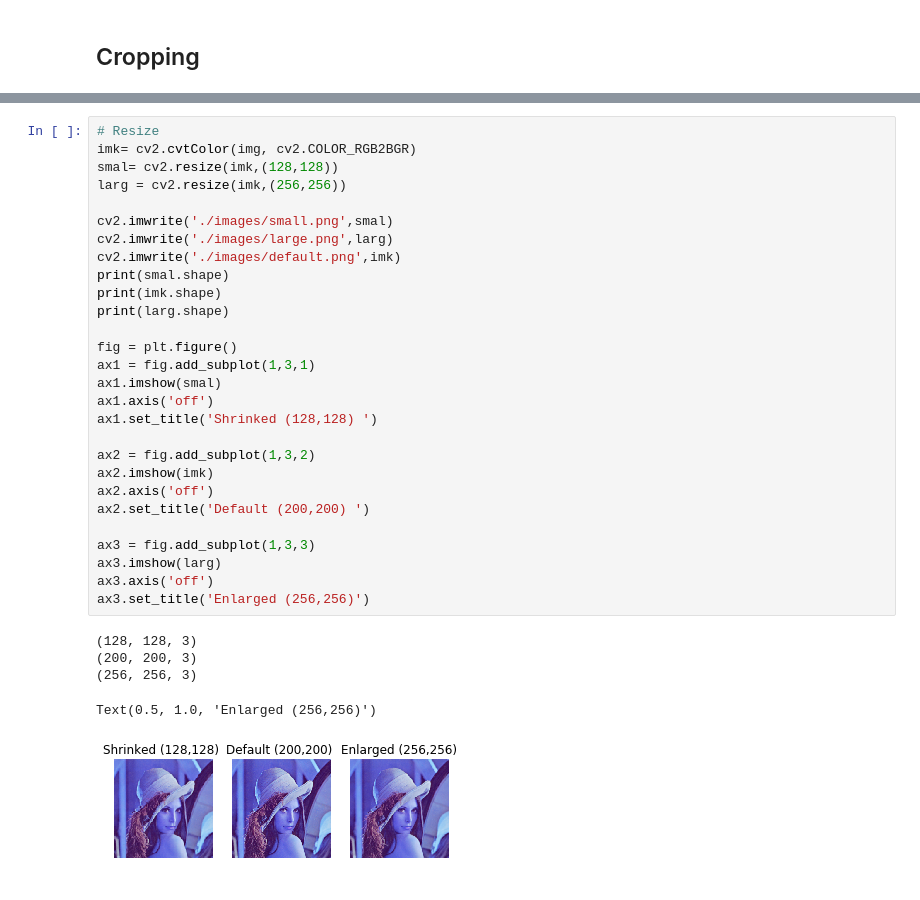
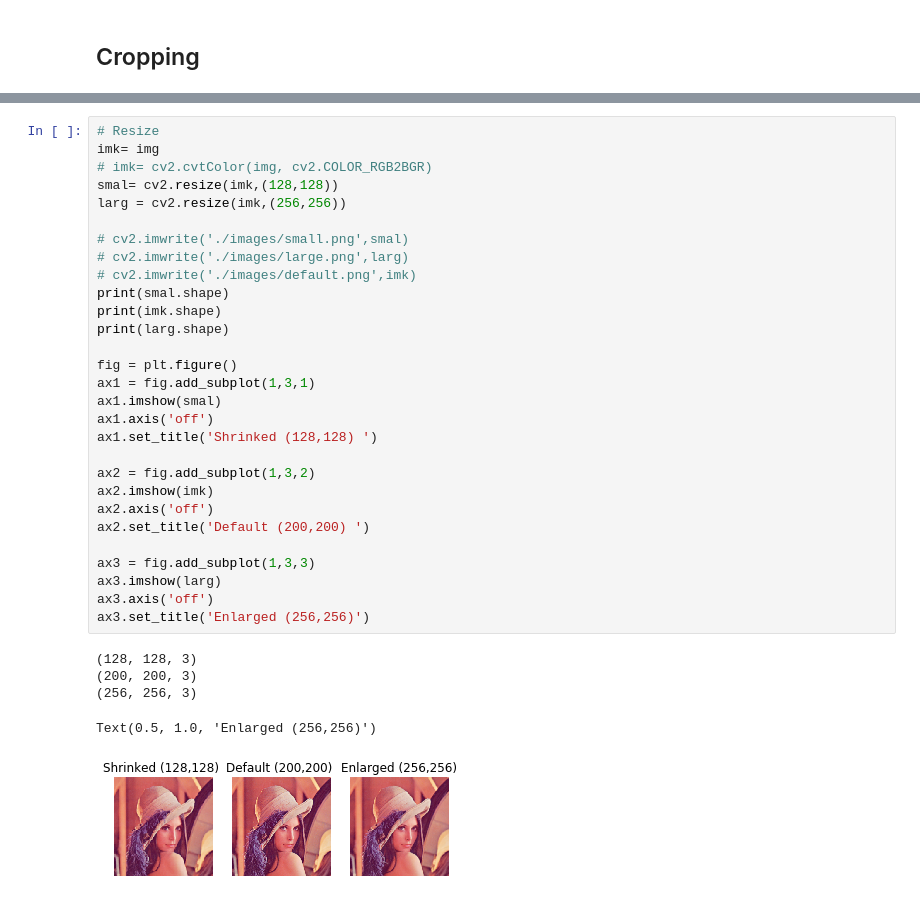
Before and after one commit to Learn-Write-Repeat/Open-contributions, a Jupyter notebook: Anshuman_OpenCV/Anshuman_OpenCV_Image_editing.ipynb, the cells around one changed output, grey strips where cells are left out. Saved outputs shown, nothing was run; the diff lists cells and outputs as text.

```diff
--- a/Anshuman_OpenCV/Anshuman_OpenCV_Image_editing.ipynb
+++ b/Anshuman_OpenCV/Anshuman_OpenCV_Image_editing.ipynb
@@ -62,36 +63,37 @@ Text(0.5, 1.0, 'Vertical Flip')
 [figure]
 # %%
 # Resize
-imk= cv2.cvtColor(img, cv2.COLOR_RGB2BGR)
+imk= img
+# imk= cv2.cvtColor(img, cv2.COLOR_RGB2BGR)
 smal= cv2.resize(imk,(128,128))
 larg = cv2.resize(imk,(256,256))
 
-cv2.imwrite('./images/small.png',smal)
-cv2.imwrite('./images/large.png',larg)
-cv2.imwrite('./images/default.png',imk)
+# cv2.imwrite('./images/small.png',smal)
+# cv2.imwrite('./images/large.png',larg)
+# cv2.imwrite('./images/default.png',imk)
 print(smal.shape)
 print(imk.shape)
 print(larg.shape)
 
 fig = plt.figure()
 ax1 = fig.add_subplot(1,3,1)
 ax1.imshow(smal)
 ax1.axis('off')
 ax1.set_title('Shrinked (128,128) ')
 
 ax2 = fig.add_subplot(1,3,2)
 ax2.imshow(imk)
 ax2.axis('off')
 ax2.set_title('Default (200,200) ')
 
 ax3 = fig.add_subplot(1,3,3)
 ax3.imshow(larg)
 ax3.axis('off')
 ax3.set_title('Enlarged (256,256)')
 # %% [output]
 (128, 128, 3)
 (200, 200, 3)
 (256, 256, 3)
 Text(0.5, 1.0, 'Enlarged (256,256)')
-[figure, old version]
+[figure, new version]
 # %%
```
Also changed, not shown: parts of 19 cells of this notebook, 14 other files.
